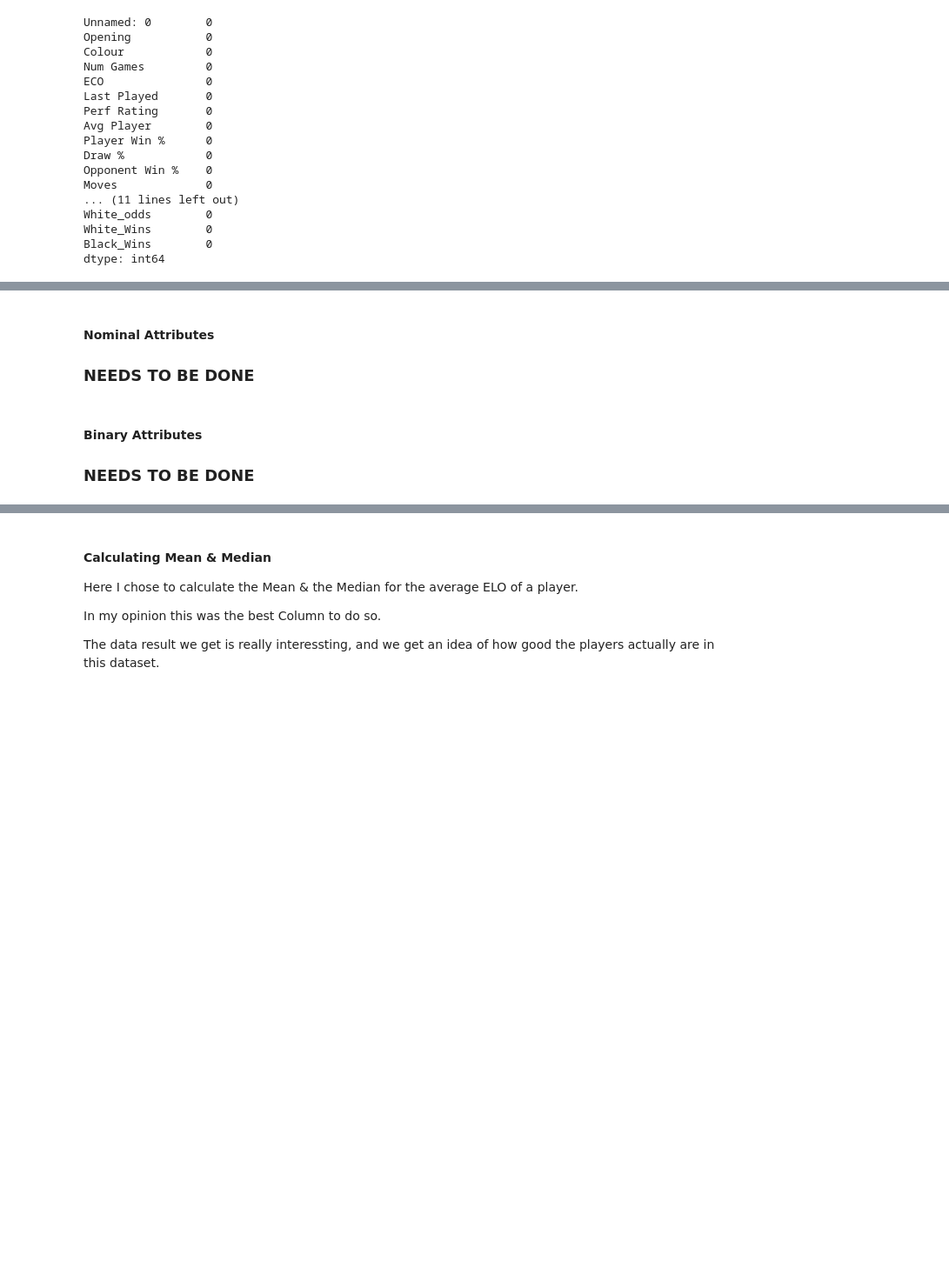
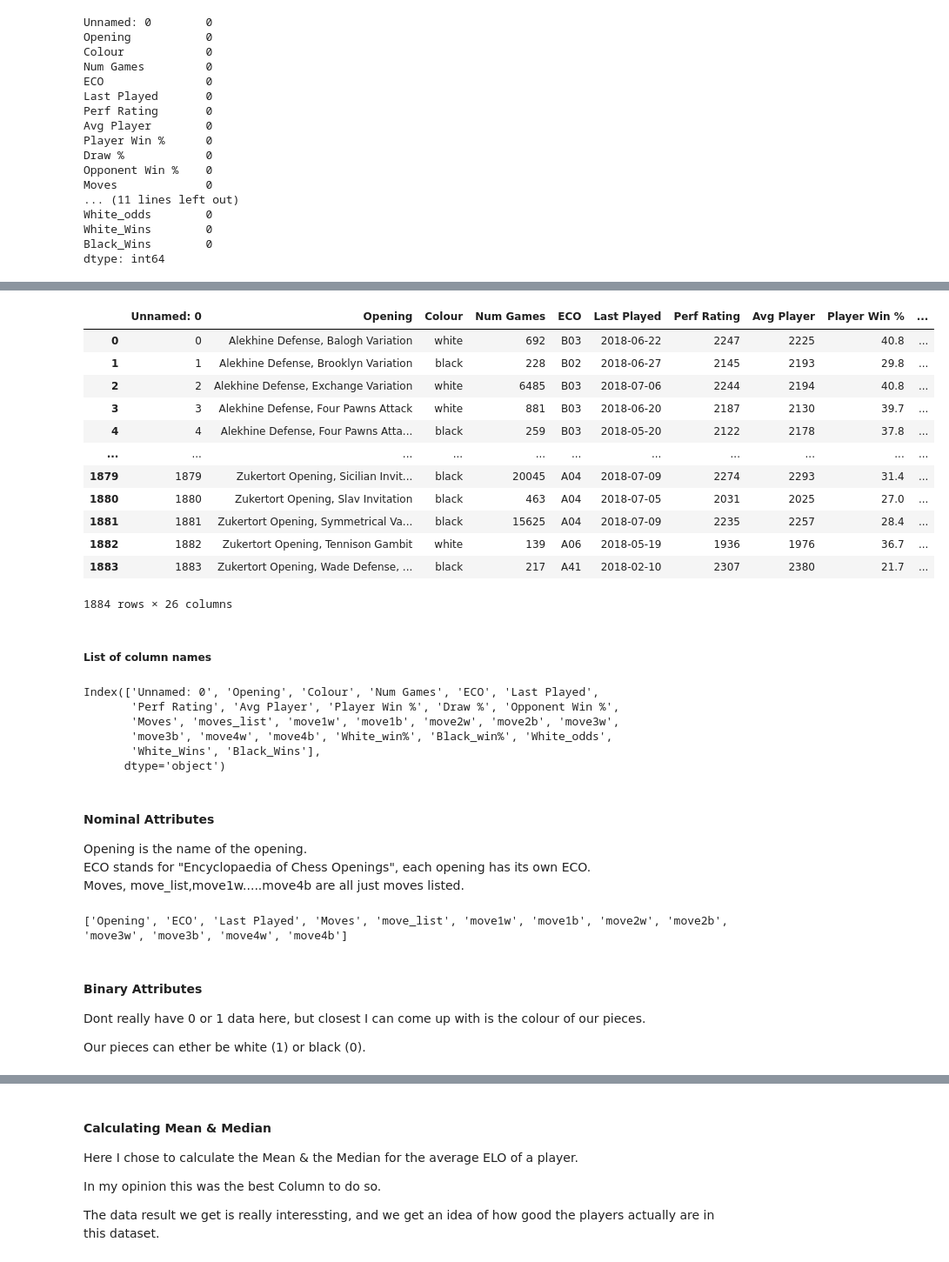
Before and after one commit to Jogitus/PythonDataAnalyticProject, a Jupyter notebook: Untitled-1.ipynb, the cells around one changed output, grey strips where cells are left out. Shown at 87% size. Drawn from its saved outputs; the diff is of its cells as text; code cells hidden in the pictures; blank space fills up the shorter version.

```diff
--- a/Untitled-1.ipynb
+++ b/Untitled-1.ipynb
@@ -122,2 +124,3 @@ dtype: int64
 # %%
-# Handling Duplicates (1 point): Detects and removes duplicate values from the dataset, ensuring data cleanliness.
+df3 = pd.read_csv('openings.csv', encoding='utf-8')
+df3.duplicated()
@@ -124,10 +140,38 @@ dtype: int64
+# %%
+df3.drop_duplicates()
+# %% [output]
+|  | Unnamed: 0 | Opening | Colour | Num Games | ECO | Last Played | Perf Rating | Avg Player | Player Win % | ... |
+| 0 | 0 | Alekhine Defense, Balogh Variation | white | 692 | B03 | 2018-06-22 | 2247 | 2225 | 40.8 | ... |
+| 1 | 1 | Alekhine Defense, Brooklyn Variation | black | 228 | B02 | 2018-06-27 | 2145 | 2193 | 29.8 | ... |
+| 2 | 2 | Alekhine Defense, Exchange Variation | white | 6485 | B03 | 2018-07-06 | 2244 | 2194 | 40.8 | ... |
+| 3 | 3 | Alekhine Defense, Four Pawns Attack | white | 881 | B03 | 2018-06-20 | 2187 | 2130 | 39.7 | ... |
+| 4 | 4 | Alekhine Defense, Four Pawns Atta... | black | 259 | B03 | 2018-05-20 | 2122 | 2178 | 37.8 | ... |
+| ... | ... | ... | ... | ... | ... | ... | ... | ... | ... | ... |
+| 1879 | 1879 | Zukertort Opening, Sicilian Invit... | black | 20045 | A04 | 2018-07-09 | 2274 | 2293 | 31.4 | ... |
+| 1880 | 1880 | Zukertort Opening, Slav Invitation | black | 463 | A04 | 2018-07-05 | 2031 | 2025 | 27.0 | ... |
+| 1881 | 1881 | Zukertort Opening, Symmetrical Va... | black | 15625 | A04 | 2018-07-09 | 2235 | 2257 | 28.4 | ... |
+| 1882 | 1882 | Zukertort Opening, Tennison Gambit | white | 139 | A06 | 2018-05-19 | 1936 | 1976 | 36.7 | ... |
+| 1883 | 1883 | Zukertort Opening, Wade Defense, ... | black | 217 | A41 | 2018-02-10 | 2307 | 2380 | 21.7 | ... |
+1884 rows × 26 columns
+# %% [markdown]
+<h5>List of column names</h5>
+# %%
+df.columns
+# %% [output]
+Index(['Unnamed: 0', 'Opening', 'Colour', 'Num Games', 'ECO', 'Last Played',
+       'Perf Rating', 'Avg Player', 'Player Win %', 'Draw %', 'Opponent Win %',
+       'Moves', 'moves_list', 'move1w', 'move1b', 'move2w', 'move2b', 'move3w',
+       'move3b', 'move4w', 'move4b', 'White_win%', 'Black_win%', 'White_odds',
+       'White_Wins', 'Black_Wins'],
+      dtype='object')
 # %% [markdown]
 <h4>Nominal Attributes</h4>
-<p></p>
-<h3>NEEDS TO BE DONE</h3>
+<p>Opening is the name of the opening.<br>ECO stands for "Encyclopaedia of Chess Openings", each opening has its own ECO.<br>Moves, move_list,move1w.....move4b are all just moves listed.</p>
 # %%
-# Nominal Attributes (0.5 points): Accurately identifies and prints the column names representing nominal attributes.
+print(['Opening', 'ECO', 'Last Played', 'Moves','move_list', 'move1w', 'move1b', 'move2w', 'move2b', 'move3w', 'move3b', 'move4w', 'move4b'])
+# %% [output]
+['Opening', 'ECO', 'Last Played', 'Moves', 'move_list', 'move1w', 'move1b', 'move2w', 'move2b', 'move3w', 'move3b', 'move4w', 'move4b']
 # %% [markdown]
 <h4>Binary Attributes</h4>
-<p></p>
-<h3>NEEDS TO BE DONE</h3>
+<p>Dont really have 0 or 1 data here, but closest I can come up with is the colour of our pieces.</p>
+<p>Our pieces can ether be white (1) or black (0).</p>
```
Also changed, not shown: parts of 12 cells of this notebook.
